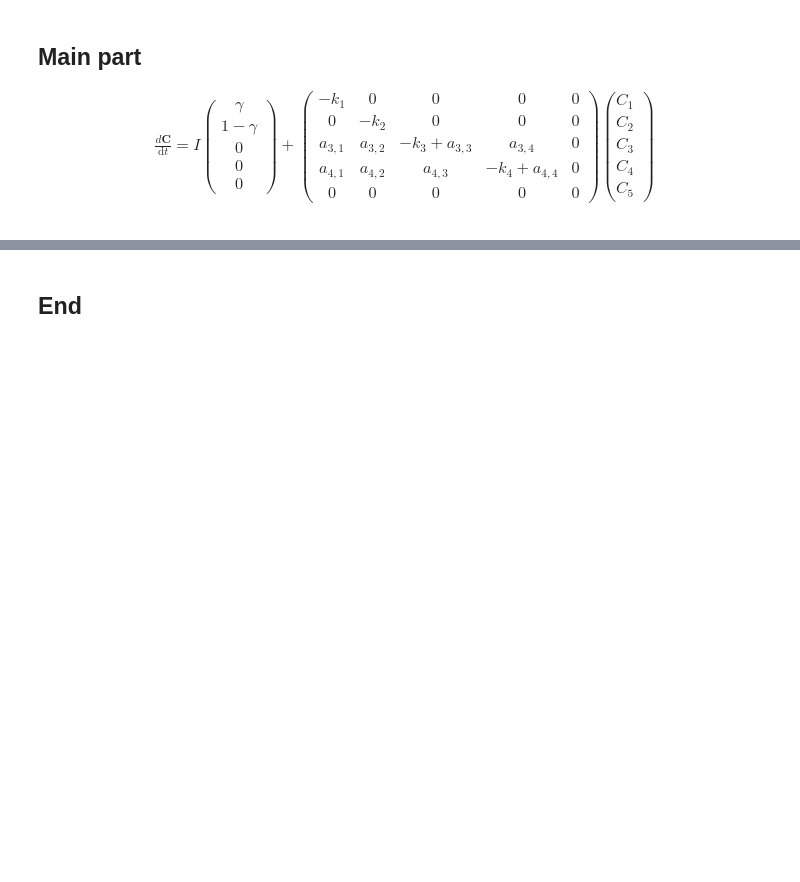
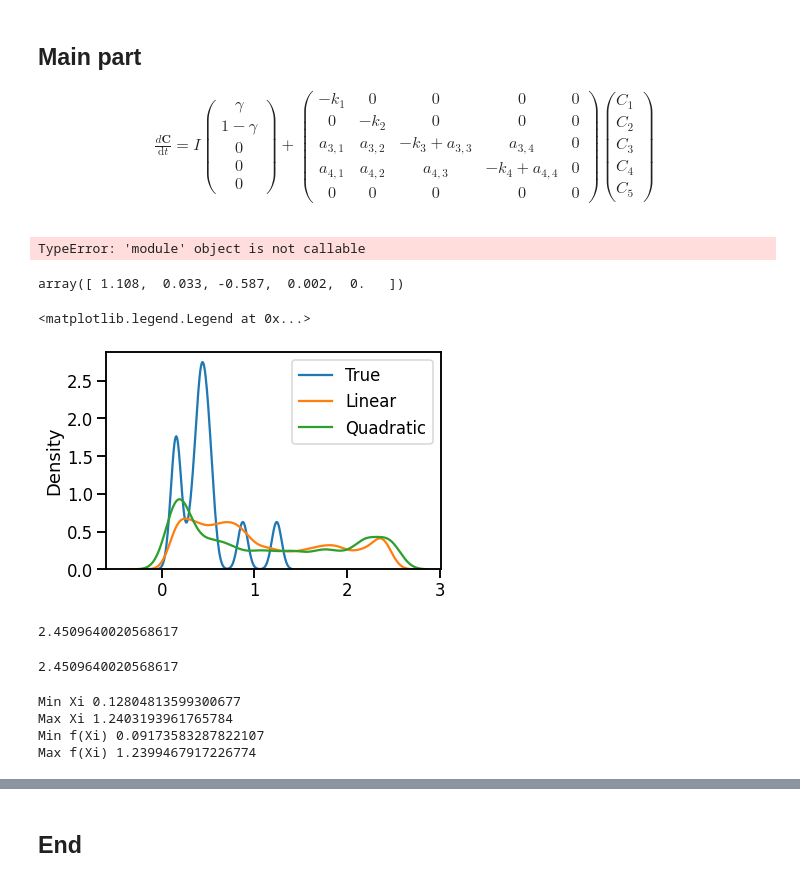
Before and after one commit to mishagrol/pyRothC, a Jupyter notebook: notebooks/pyRothC.ipynb, the cells around one changed output, grey strips where cells are left out. Saved outputs shown, nothing was run; the diff lists cells and outputs as text; code cells hidden in the pictures; blank space fills up the shorter version.

```diff
--- a/notebooks/pyRothC.ipynb
+++ b/notebooks/pyRothC.ipynb
@@ -215,0 +39,33 @@ df=pd.DataFrame(y1, columns=rothC.ks_pulls)
+# %%
+Temp=np.array([-0.4, 0.3, 4.2, 8.3, 13.0, 15.9,18.0, 17.5, 13.4, 8.7, 3.9,  0.6])
+Precip=np.array([49, 39, 44, 41, 61, 58, 71, 58, 51,48, 50, 58])
+Evp=np.array([12, 18, 35, 58, 82, 90, 97, 84, 54, 31,14, 10])
+
+soil_thick=25  #Soil thickness (organic layer topsoil), in cm
+SOC=69.7       #Soil organic carbon in Mg/ha
+clay=48        #Percent clay
+Cinputs=2.7   #Annual C inputs to soil in Mg/ha/yr
+
+
+rothC = RothC(temperature=Temp,
+             precip=Precip,
+             evaporation=Evp,
+             clay = 48,
+             input_carbon=Cinputs,
+             pE=1.0,
+             C0=[0, 0, 0, 0, 2.7])
+
+
+y1 = odeint(rothC.dCdt,rothC.C0, t=rothC.t,  rtol=0.01, atol=0.01)
+
+df=pd.DataFrame(y1, columns=rothC.ks_pulls)
+fig, ax = plt.subplots(1,1,figsize=(12,8))
+df.plot(ax=ax)
+ax.set_ylabel('C stocks (Mg/ha)')
+plt.show()
+# %% [output]
+TypeError: 'module' object is not callable
+# %%
+rothC._A[2,]
+# %% [output]
+array([ 1.108,  0.033, -0.587,  0.002,  0.   ])
@@ -215,0 +77,8 @@ df=pd.DataFrame(y1, columns=rothC.ks_pulls)
+# %%
+sns.kdeplot(rothC.xi, label='True')
+sns.kdeplot(_x, label='Linear')
+sns.kdeplot(xi_func(rothC._t), label='Quadratic')
+plt.legend()
+# %% [output]
+<matplotlib.legend.Legend at 0x...>
+[figure, added]
@@ -216,3 +91,23 @@ df=pd.DataFrame(y1, columns=rothC.ks_pulls)
+# %%
+max(rothC.xi)
+# %% [output]
+2.4509640020568617
+# %%
+max(rothC.xi)
+# %% [output]
+2.4509640020568617
+# %%
+print("Min Xi", min(rothC.xi))
+print("Max Xi", max(rothC.xi))
+
+
+print("Min f(Xi)", min(rothC._current_XI))
+print("Max f(Xi)", max(rothC._current_XI))
+# %% [output]
+Min Xi 0.12804813599300677
+Max Xi 1.2403193961765784
+Min f(Xi) 0.09173583287822107
+Max f(Xi) 1.2399467917226774
 # %%
 import seaborn as sns
 sns.set_context('talk')
```
Also changed, not shown: parts of 12 cells of this notebook, 6 other files.
